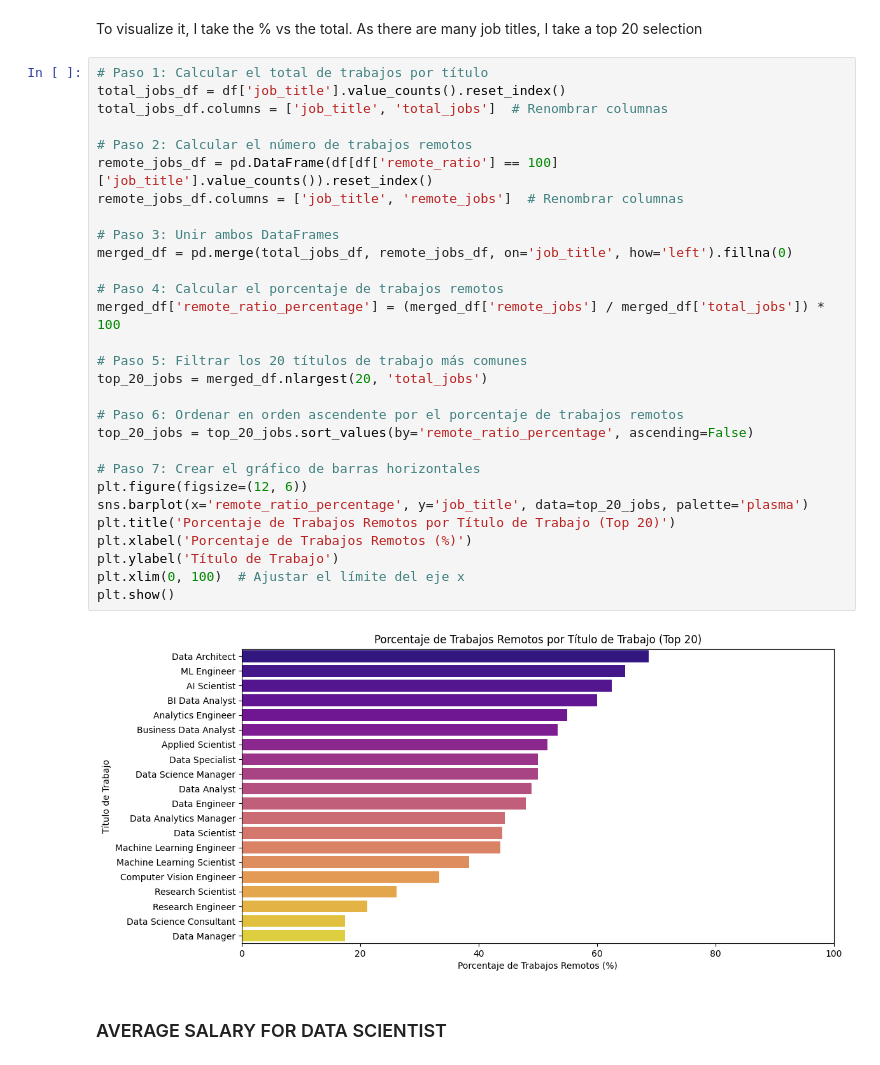
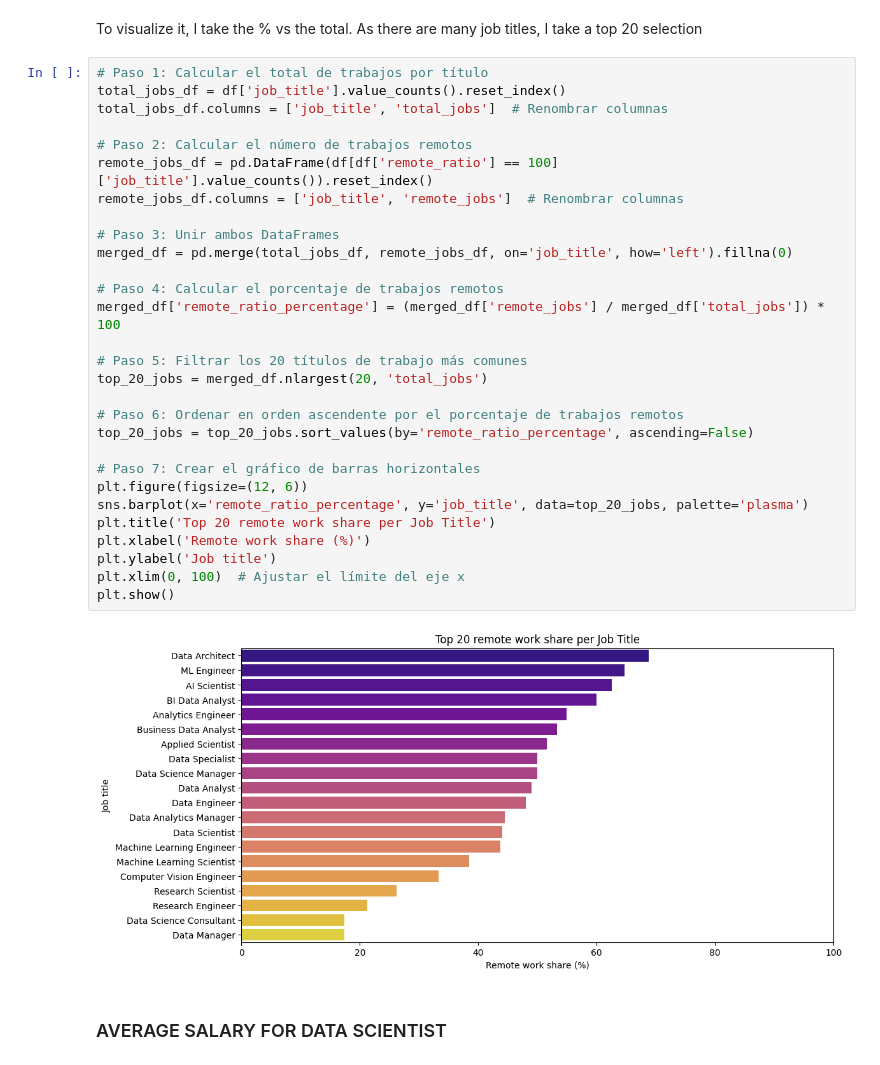
Before and after one commit to liagcaviedes/Data-Analytics-Salaries-Project, a Jupyter notebook: salary_data_ok.ipynb, the cells around one changed output. Drawn from its saved outputs; the diff is of its cells as text.

```diff
--- a/salary_data_ok.ipynb
+++ b/salary_data_ok.ipynb
@@ -204,34 +204,34 @@ To visualize it, I take the % vs the total. As there are many job titles, I take
 # %%
 # Paso 1: Calcular el total de trabajos por título
 total_jobs_df = df['job_title'].value_counts().reset_index()
 total_jobs_df.columns = ['job_title', 'total_jobs']  # Renombrar columnas
 
 # Paso 2: Calcular el número de trabajos remotos
 remote_jobs_df = pd.DataFrame(df[df['remote_ratio'] == 100]['job_title'].value_counts()).reset_index()
 remote_jobs_df.columns = ['job_title', 'remote_jobs']  # Renombrar columnas
 
 # Paso 3: Unir ambos DataFrames
 merged_df = pd.merge(total_jobs_df, remote_jobs_df, on='job_title', how='left').fillna(0)
 
 # Paso 4: Calcular el porcentaje de trabajos remotos
 merged_df['remote_ratio_percentage'] = (merged_df['remote_jobs'] / merged_df['total_jobs']) * 100
 
 # Paso 5: Filtrar los 20 títulos de trabajo más comunes
 top_20_jobs = merged_df.nlargest(20, 'total_jobs')
 
 # Paso 6: Ordenar en orden ascendente por el porcentaje de trabajos remotos
 top_20_jobs = top_20_jobs.sort_values(by='remote_ratio_percentage', ascending=False)
 
 # Paso 7: Crear el gráfico de barras horizontales
 plt.figure(figsize=(12, 6))
 sns.barplot(x='remote_ratio_percentage', y='job_title', data=top_20_jobs, palette='plasma')
-plt.title('Porcentaje de Trabajos Remotos por Título de Trabajo (Top 20)')
-plt.xlabel('Porcentaje de Trabajos Remotos (%)')
-plt.ylabel('Título de Trabajo')
+plt.title('Top 20 remote work share per Job Title')
+plt.xlabel('Remote work share (%)')
+plt.ylabel('Job title')
 plt.xlim(0, 100)  # Ajustar el límite del eje x
 plt.show()
 # %% [output]
-[figure, old version]
+[figure, new version]
 # %% [markdown]
 ### AVERAGE SALARY FOR DATA SCIENTIST
 # %%
```
